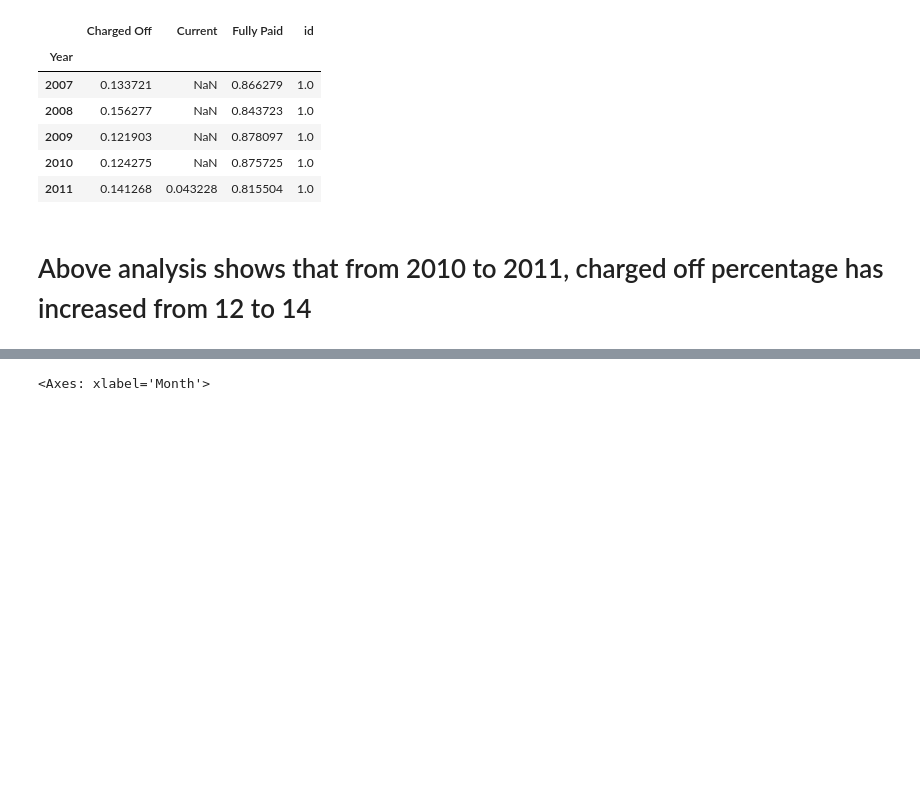
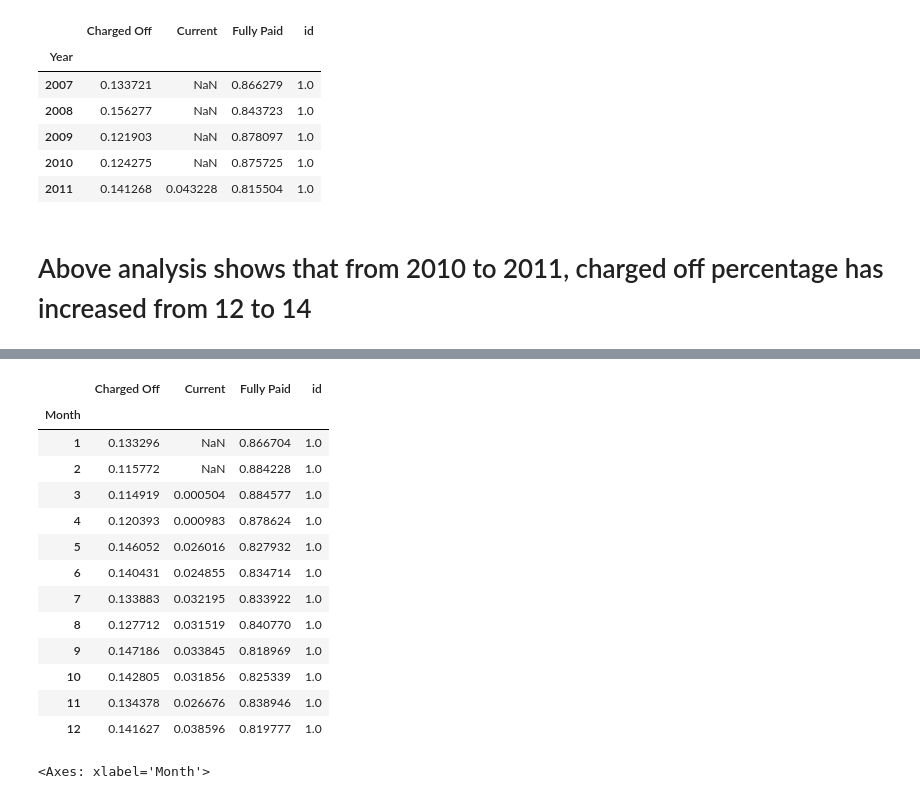
Before and after one commit to AjyNegi/Lending-Club-Case-Study, a Jupyter notebook: Group_Facilitator_Name.ipynb, the cells around one changed output, grey strips where cells are left out. Cells and saved outputs as stored; diff of their text form; code cells hidden in the pictures; blank space fills up the shorter version.

```diff
--- a/Group_Facilitator_Name.ipynb
+++ b/Group_Facilitator_Name.ipynb
@@ -396,3 +407,23 @@ temp_df.div(temp_df['id'],axis=0)
+# %%
+# For detail analysis creating below table
+temp_df =loan_df_remv_otlr.groupby(['Month','loan_status']).size().unstack()
+temp_df=temp_df.merge(loan_df_remv_otlr.groupby(['Month']).agg({'id':'count'}),on='Month',how='right')
+temp_df.div(temp_df['id'],axis=0)
+# %% [output]
+|  | Charged Off | Current | Fully Paid | id |
+| Month |  |  |  |  |
+| 1 | 0.133296 | NaN | 0.866704 | 1.0 |
+| 2 | 0.115772 | NaN | 0.884228 | 1.0 |
+| 3 | 0.114919 | 0.000504 | 0.884577 | 1.0 |
+| 4 | 0.120393 | 0.000983 | 0.878624 | 1.0 |
+| 5 | 0.146052 | 0.026016 | 0.827932 | 1.0 |
+| 6 | 0.140431 | 0.024855 | 0.834714 | 1.0 |
+| 7 | 0.133883 | 0.032195 | 0.833922 | 1.0 |
+| 8 | 0.127712 | 0.031519 | 0.840770 | 1.0 |
+| 9 | 0.147186 | 0.033845 | 0.818969 | 1.0 |
+| 10 | 0.142805 | 0.031856 | 0.825339 | 1.0 |
+| 11 | 0.134378 | 0.026676 | 0.838946 | 1.0 |
+| 12 | 0.141627 | 0.038596 | 0.819777 | 1.0 |
 # %%
 # 2011 monthly analysis on loan_status column
 loan_df_remv_otlr.query("Year == 2011").groupby(["Month","loan_status"]).size().unstack().plot(kind='bar', stacked=True)
```
Also changed, not shown: parts of 12 cells of this notebook, 1 other file.
